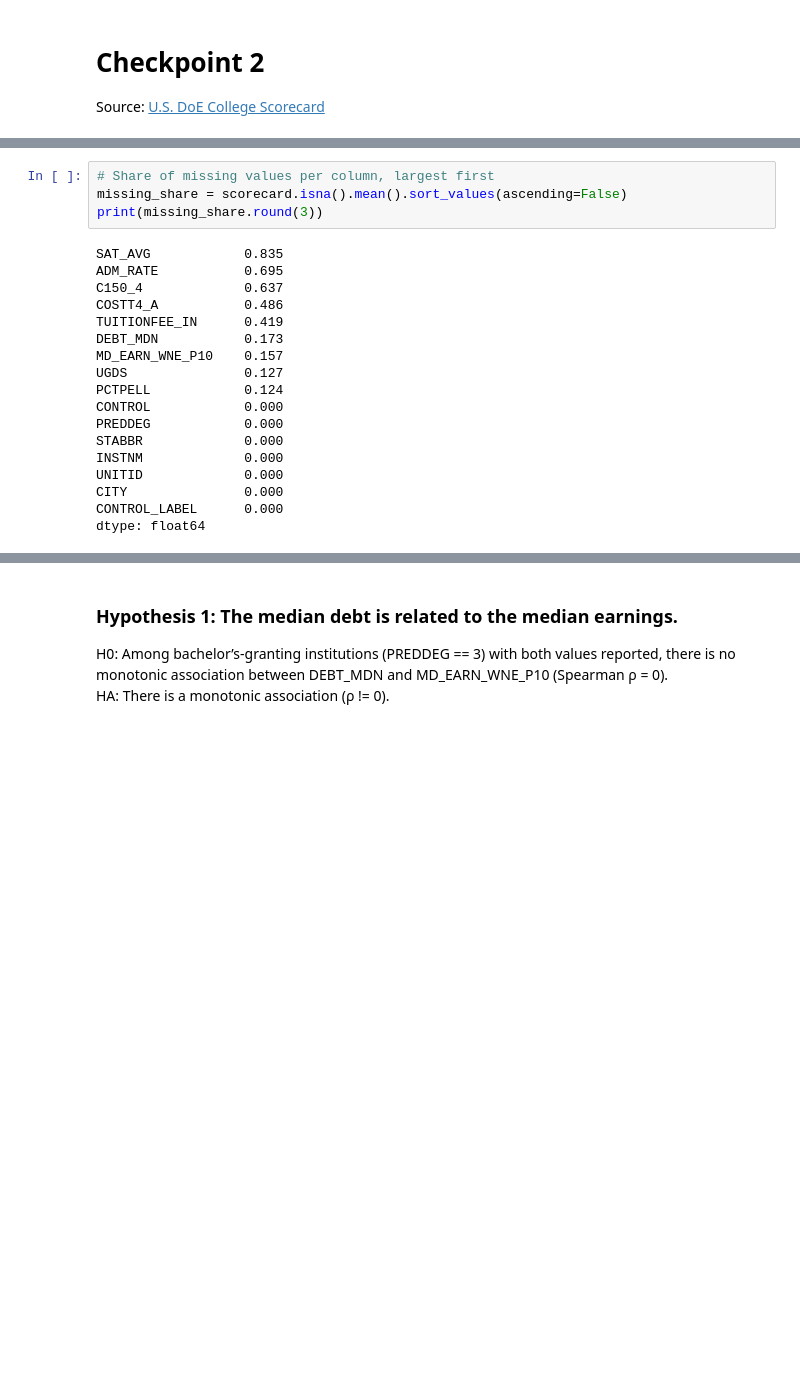
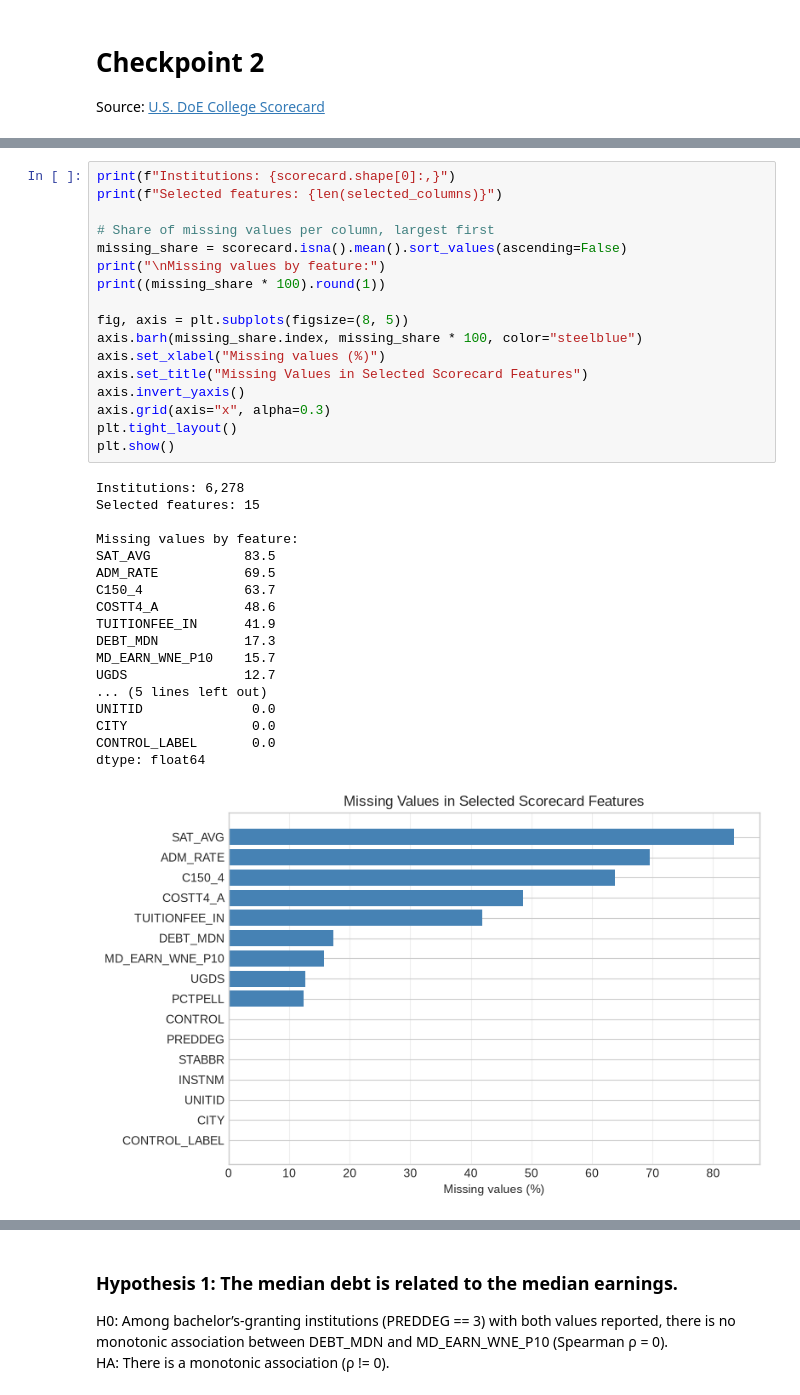
Before and after one commit to at-manos/CMSC320_Project, a Jupyter notebook: checkpoint2.ipynb, the cells around one changed output, grey strips where cells are left out. Saved outputs shown, nothing was run; the diff lists cells and outputs as text; blank space fills up the shorter version.

Commit message:
Flesh out missingness analysis + chart

```diff
--- a/checkpoint2.ipynb
+++ b/checkpoint2.ipynb
@@ -55,22 +59,36 @@ scorecard[selected_columns].head()
 # %%
+print(f"Institutions: {scorecard.shape[0]:,}")
+print(f"Selected features: {len(selected_columns)}")
+
 # Share of missing values per column, largest first
 missing_share = scorecard.isna().mean().sort_values(ascending=False)
-print(missing_share.round(3))
+print("\nMissing values by feature:")
+print((missing_share * 100).round(1))
+
+fig, axis = plt.subplots(figsize=(8, 5))
+axis.barh(missing_share.index, missing_share * 100, color="steelblue")
+axis.set_xlabel("Missing values (%)")
+axis.set_title("Missing Values in Selected Scorecard Features")
+axis.invert_yaxis()
+axis.grid(axis="x", alpha=0.3)
+plt.tight_layout()
+plt.show()
 # %% [output]
-SAT_AVG            0.835
-ADM_RATE           0.695
-C150_4             0.637
-COSTT4_A           0.486
-TUITIONFEE_IN      0.419
-DEBT_MDN           0.173
-MD_EARN_WNE_P10    0.157
-UGDS               0.127
-PCTPELL            0.124
-CONTROL            0.000
-PREDDEG            0.000
-STABBR             0.000
-INSTNM             0.000
-UNITID             0.000
-CITY               0.000
-CONTROL_LABEL      0.000
+Institutions: 6,278
+Selected features: 15
+
+Missing values by feature:
+SAT_AVG            83.5
+ADM_RATE           69.5
+C150_4             63.7
+COSTT4_A           48.6
+TUITIONFEE_IN      41.9
+DEBT_MDN           17.3
+MD_EARN_WNE_P10    15.7
+UGDS               12.7
+... (5 lines left out)
+UNITID              0.0
+CITY                0.0
+CONTROL_LABEL       0.0
 dtype: float64
+[figure, added]
```
Also changed, not shown: parts of 3 cells of this notebook.
